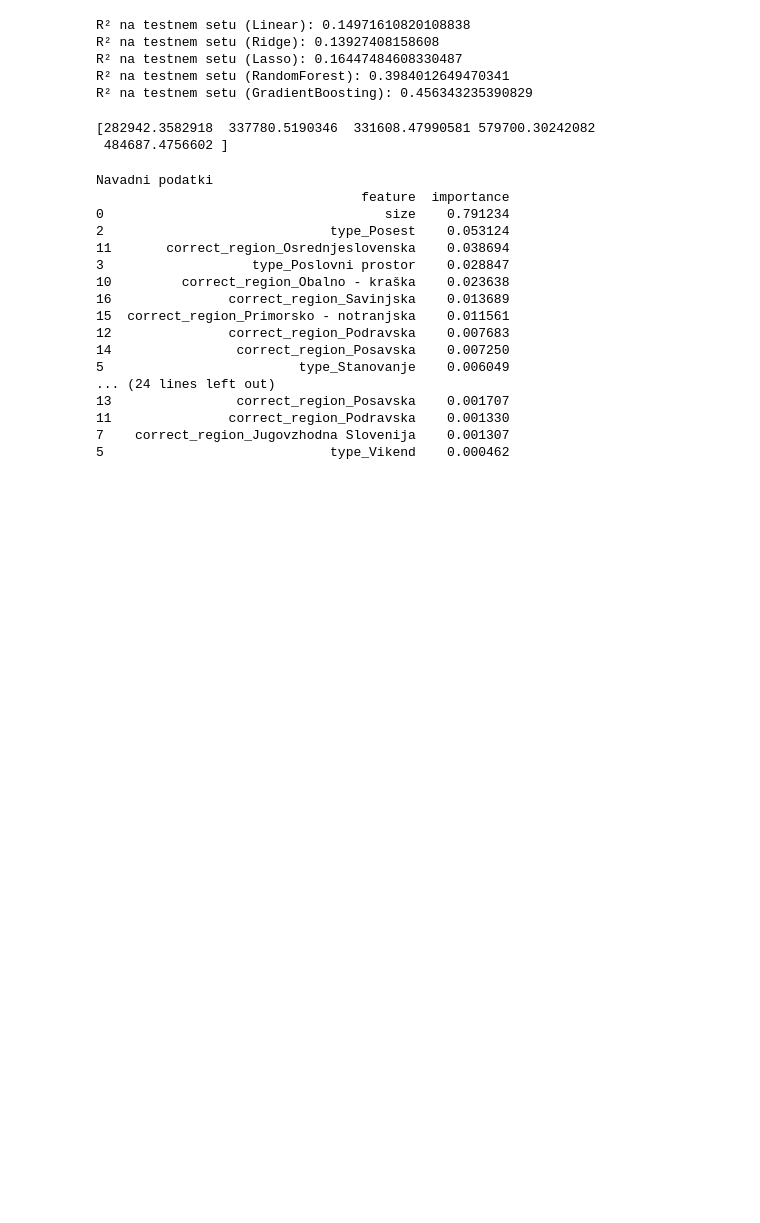
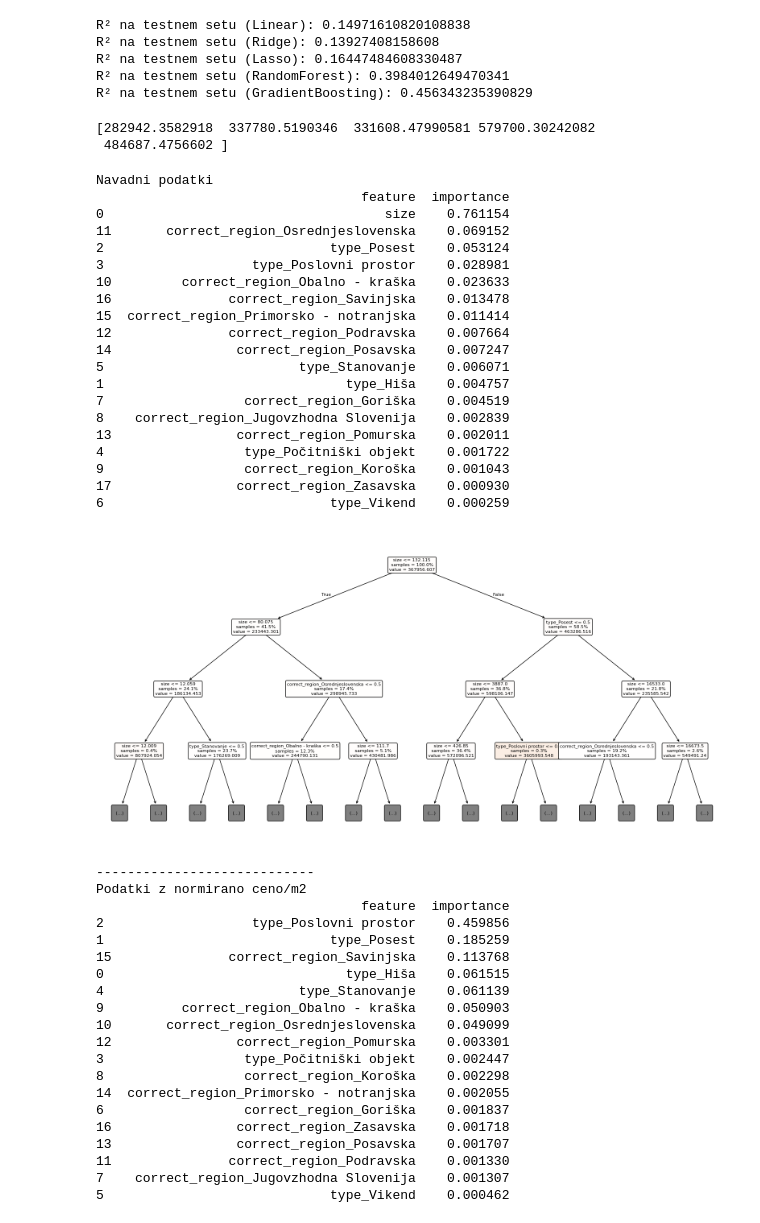
Before and after one commit to tthuma1/PR251, a Jupyter notebook: src/main.ipynb, the cells around one changed output. Drawn from its saved outputs; the diff is of its cells as text; code cells hidden in the pictures; blank space fills up the shorter version.

```diff
--- a/src/main.ipynb
+++ b/src/main.ipynb
@@ -434,7 +434,7 @@ print(napovedi)
  484687.4756602 ]
 # %%
 import pandas as pd
-from sklearn.tree import DecisionTreeRegressor
+from sklearn.tree import DecisionTreeRegressor, plot_tree
 
 X = nepremicnine_reg.drop('price', axis=1)
 y = nepremicnine_reg['price']
@@ -450,45 +450,83 @@ feature_importance_sorted = pd.DataFrame({
     'feature': X_encoded.columns,
     'importance': importances
 }).sort_values(by='importance', ascending=False)
 
 print("Navadni podatki")
 print(feature_importance_sorted)
+
+plt.figure(figsize=(20, 10))
+plot_tree(model,
+    feature_names=X_encoded.columns,
+    filled=True,
+    rounded=True,
+    impurity=False,
+    precision=3,
+    label="all",
+    max_depth=3,
+    proportion=True,
+    fontsize=8,)
+plt.show()
+
 
 print("----------------------------")
 
 X = nepremicnine_norm.drop('price_per_m2', axis=1)
 y = nepremicnine_norm['price_per_m2']
 
 X_encoded = pd.get_dummies(X, drop_first=True)
 
 model = DecisionTreeRegressor()
 model.fit(X_encoded, y)
 
 importances = model.feature_importances_
 
 feature_importance_sorted = pd.DataFrame({
     'feature': X_encoded.columns,
     'importance': importances
 }).sort_values(by='importance', ascending=False)
 
 print("Podatki z normirano ceno/m2")
 print(feature_importance_sorted)
 # %% [output]
 Navadni podatki
                                   feature  importance
-0                                    size    0.791234
+0                                    size    0.761154
+11       correct_region_Osrednjeslovenska    0.069152
 2                             type_Posest    0.053124
-11       correct_region_Osrednjeslovenska    0.038694
-3                   type_Poslovni prostor    0.028847
-10         correct_region_Obalno - kraška    0.023638
-16               correct_region_Savinjska    0.013689
-15  correct_region_Primorsko - notranjska    0.011561
-12               correct_region_Podravska    0.007683
-14                correct_region_Posavska    0.007250
-5                         type_Stanovanje    0.006049
-... (24 lines left out)
-13                correct_region_Posavska    0.001707
-11               correct_region_Podravska    0.001330
-7    correct_region_Jugovzhodna Slovenija    0.001307
-5                             type_Vikend    0.000462
+3                   type_Poslovni prostor    0.028981
+10         correct_region_Obalno - kraška    0.023633
+16               correct_region_Savinjska    0.013478
+15  correct_region_Primorsko - notranjska    0.011414
+12               correct_region_Podravska    0.007664
+14                correct_region_Posavska    0.007247
+5                         type_Stanovanje    0.006071
+1                               type_Hiša    0.004757
+7                  correct_region_Goriška    0.004519
+8    correct_region_Jugovzhodna Slovenija    0.002839
+13                correct_region_Pomurska    0.002011
+4                  type_Počitniški objekt    0.001722
+9                  correct_region_Koroška    0.001043
+17                correct_region_Zasavska    0.000930
+6                             type_Vikend    0.000259
+[figure, added]
+----------------------------
+Podatki z normirano ceno/m2
+                                  feature  importance
+2                   type_Poslovni prostor    0.459856
+1                             type_Posest    0.185259
+15               correct_region_Savinjska    0.113768
+0                               type_Hiša    0.061515
+4                         type_Stanovanje    0.061139
+9          correct_region_Obalno - kraška    0.050903
+10       correct_region_Osrednjeslovenska    0.049099
+12                correct_region_Pomurska    0.003301
+3                  type_Počitniški objekt    0.002447
+8                  correct_region_Koroška    0.002298
+14  correct_region_Primorsko - notranjska    0.002055
+6                  correct_region_Goriška    0.001837
+16                correct_region_Zasavska    0.001718
+13                correct_region_Posavska    0.001707
+11               correct_region_Podravska    0.001330
+7    correct_region_Jugovzhodna Slovenija    0.001307
+5                             type_Vikend    0.000462
 # %% [markdown]
```
Also changed, not shown: parts of 1 cell of this notebook.
